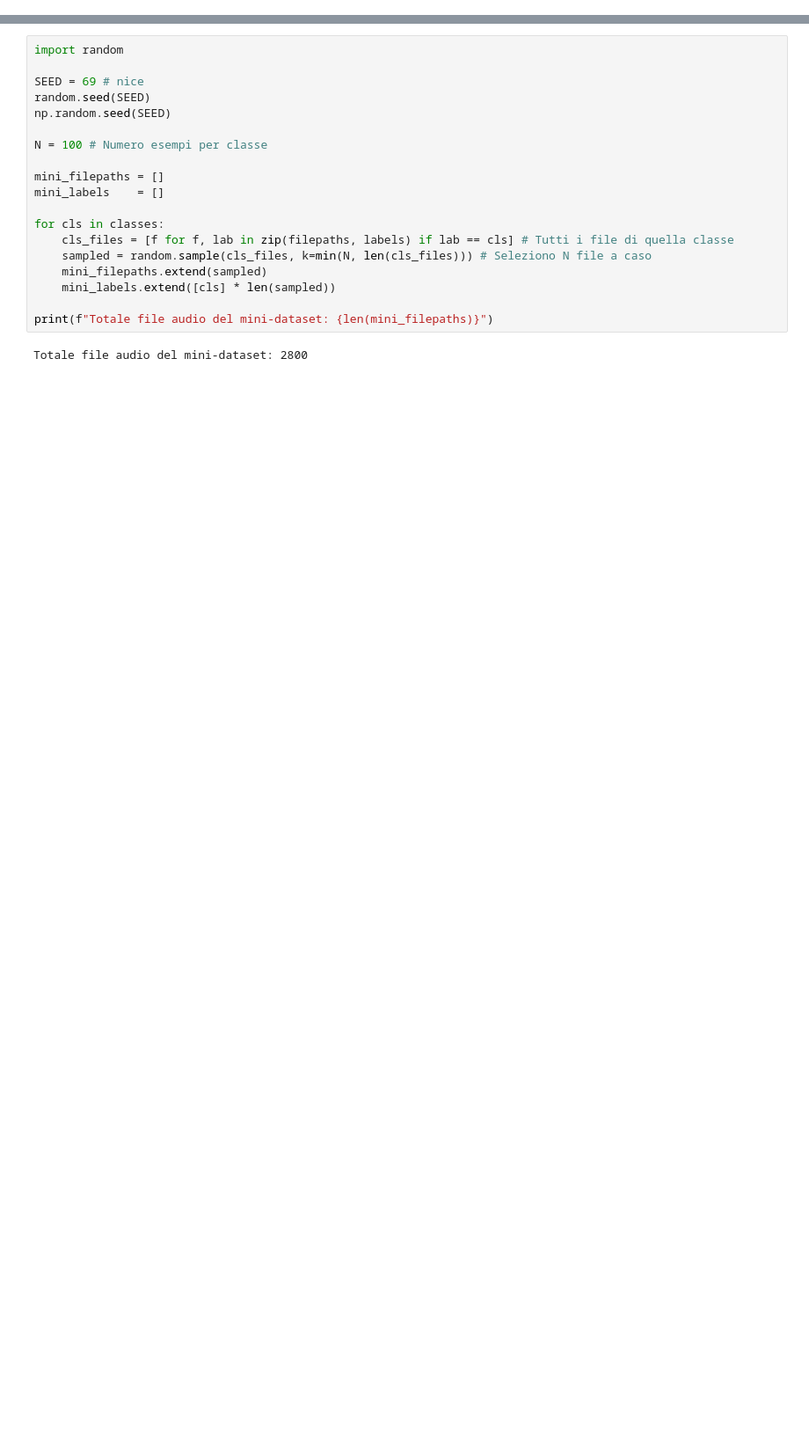
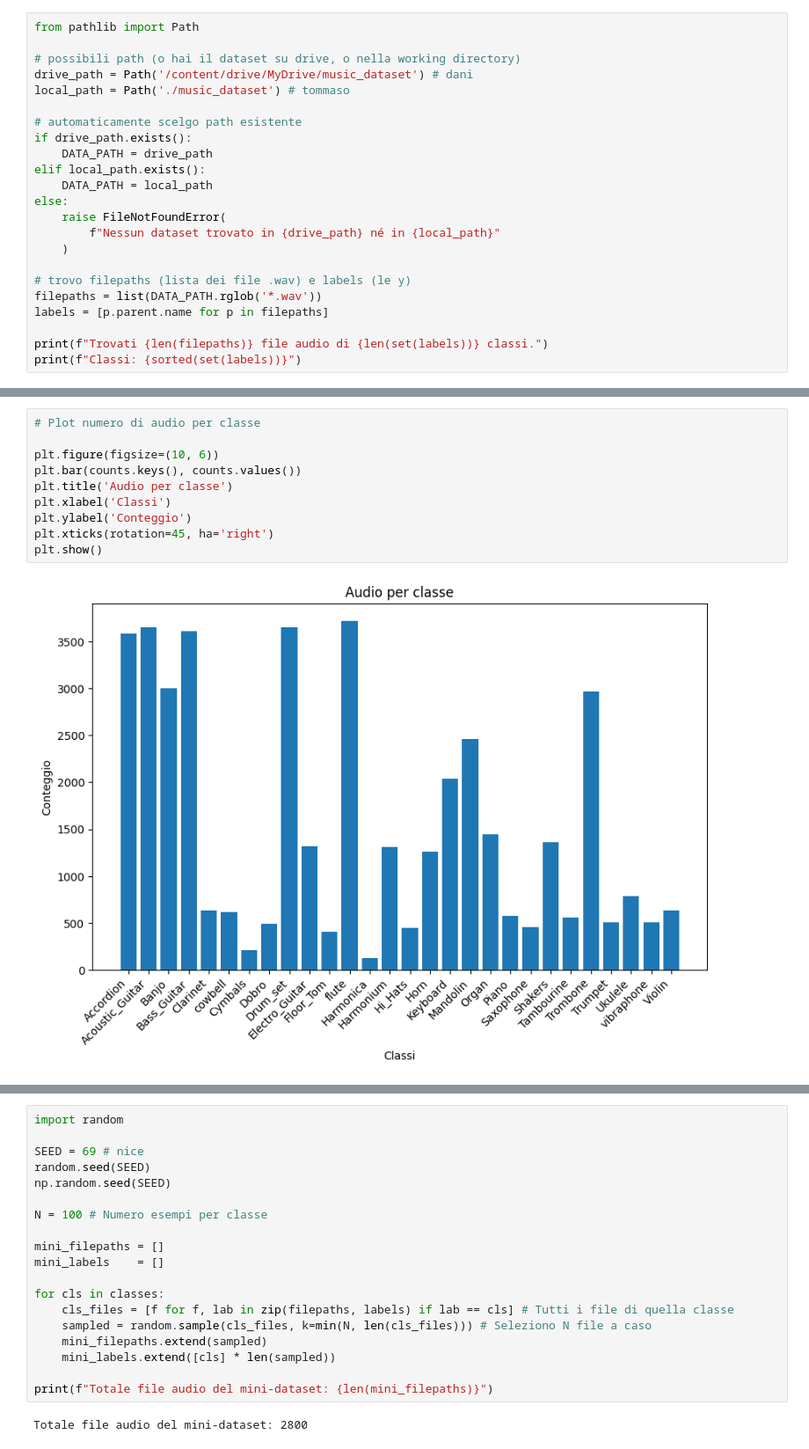
Before and after one commit to tommasosenatori/AIEA, a Jupyter notebook: Prova1.ipynb, the cells around one changed output, grey strips where cells are left out. Shown at 88% size. Cells and saved outputs as stored; diff of their text form; blank space fills up the shorter version.

```diff
--- a/Prova1.ipynb
+++ b/Prova1.ipynb
@@ -51,0 +41,23 @@ Classi trovate: ['Accordion', 'Acoustic_Guitar', 'Banjo', 'Bass_Guitar', 'Clarin
+# %%
+from pathlib import Path
+
+# possibili path (o hai il dataset su drive, o nella working directory)
+drive_path = Path('/content/drive/MyDrive/music_dataset') # dani
+local_path = Path('./music_dataset') # tommaso
+
+# automaticamente scelgo path esistente
+if drive_path.exists():
+    DATA_PATH = drive_path
+elif local_path.exists():
+    DATA_PATH = local_path
+else:
+    raise FileNotFoundError(
+        f"Nessun dataset trovato in {drive_path} né in {local_path}"
+    )
+
+# trovo filepaths (lista dei file .wav) e labels (le y)
+filepaths = list(DATA_PATH.rglob('*.wav'))
+labels = [p.parent.name for p in filepaths]
+
+print(f"Trovati {len(filepaths)} file audio di {len(set(labels))} classi.")
+print(f"Classi: {sorted(set(labels))}")
@@ -80,0 +120,12 @@ Violin: 500
+# %%
+# Plot numero di audio per classe
+
+plt.figure(figsize=(10, 6))
+plt.bar(counts.keys(), counts.values())
+plt.title('Audio per classe')
+plt.xlabel('Classi')
+plt.ylabel('Conteggio')
+plt.xticks(rotation=45, ha='right')
+plt.show()
+# %% [output]
+[figure, added]
```
Also changed, not shown: parts of 17 cells of this notebook.
